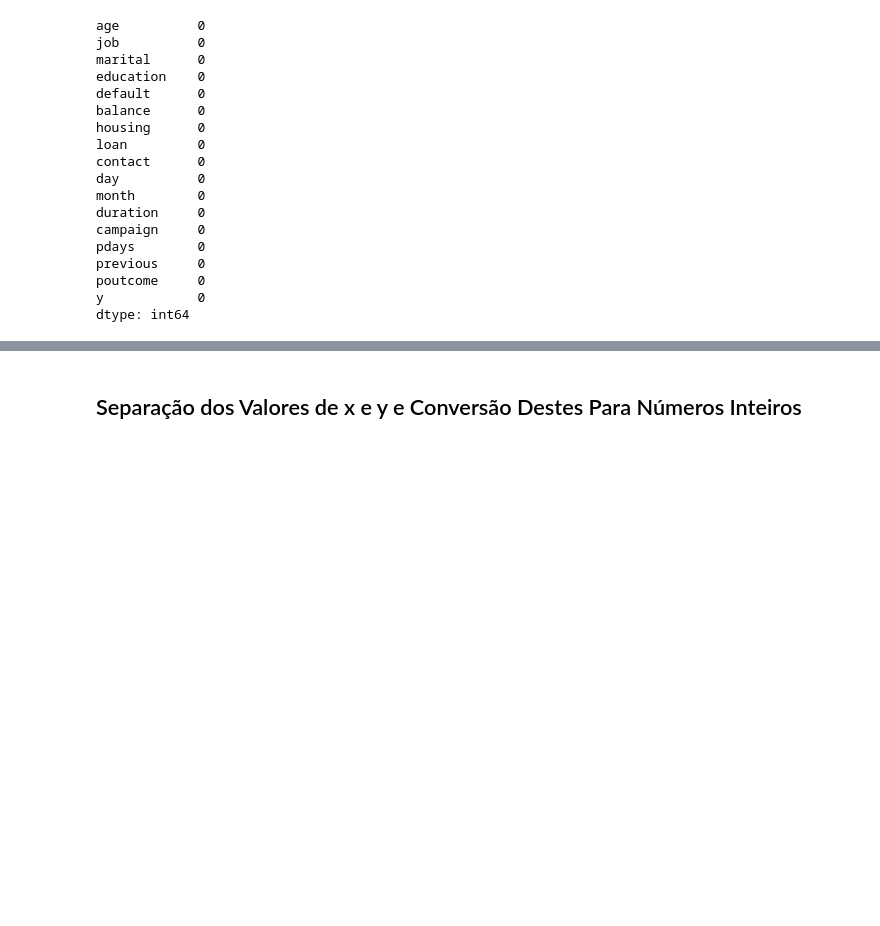
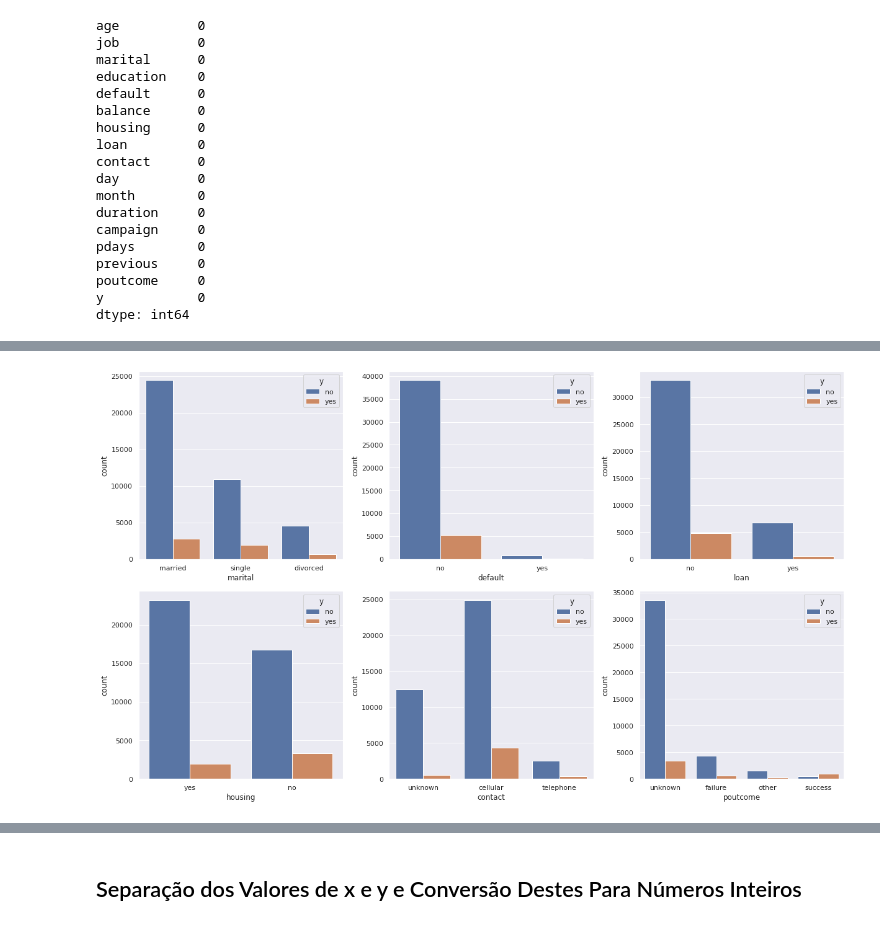
Before and after one commit to aasb2/Classificador-de-Bayes-Ingenuo, a Jupyter notebook: PROJETO/Bayes.ipynb, the cells around one changed output, grey strips where cells are left out. Cells and saved outputs as stored; diff of their text form; code cells hidden in the pictures; blank space fills up the shorter version.

```diff
--- a/PROJETO/Bayes.ipynb
+++ b/PROJETO/Bayes.ipynb
@@ -93,0 +112,4 @@ dtype: int64
+# %%
+count_plot(df, ['marital', 'default', 'loan', 'housing', 'contact', 'poutcome'], (2,3), (17,10))
+# %% [output]
+[figure, added]
```
Also changed, not shown: parts of 7 cells of this notebook.
